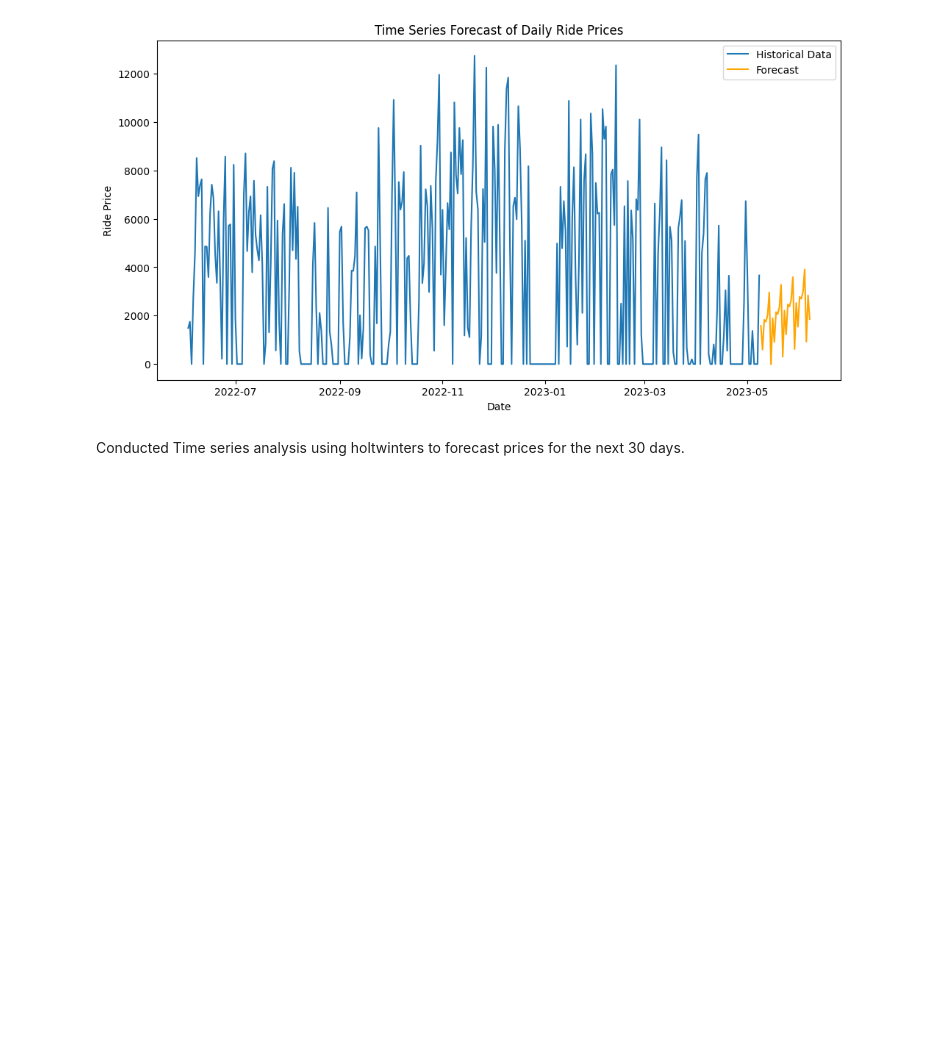
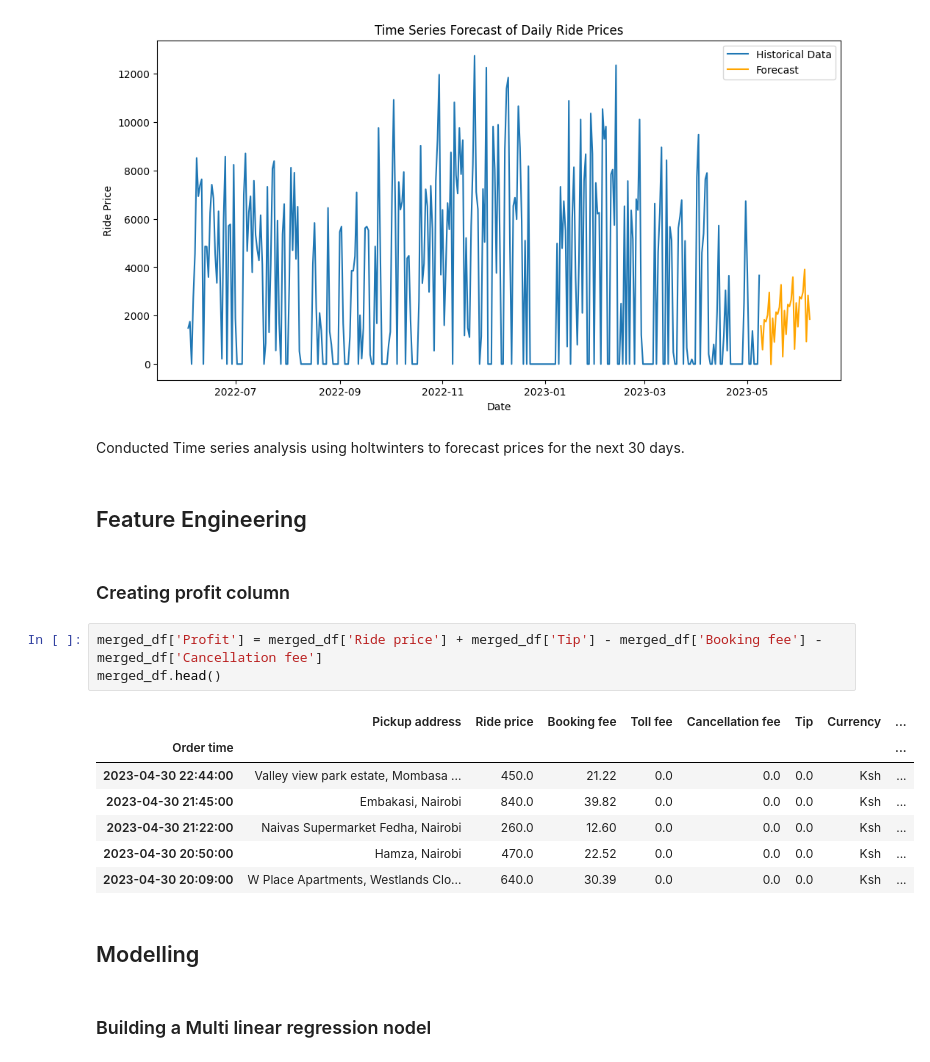
Before and after one commit to BrianNderu/Bolt-Analysis, a Jupyter notebook: Bolt_Analysis.ipynb, the cells around one changed output. Cells and saved outputs as stored; diff of their text form; blank space fills up the shorter version.

```diff
--- a/Bolt_Analysis.ipynb
+++ b/Bolt_Analysis.ipynb
@@ -161,3 +161,22 @@ plt.show()
 [figure]
 # %% [markdown]
 Conducted Time series analysis using holtwinters to forecast prices for the next 30 days.
+# %% [markdown]
+## Feature Engineering
+# %% [markdown]
+### Creating profit column
+# %%
+merged_df['Profit'] = merged_df['Ride price'] + merged_df['Tip'] - merged_df['Booking fee'] - merged_df['Cancellation fee']
+merged_df.head()
+# %% [output]
+|  | Pickup address | Ride price | Booking fee | Toll fee | Cancellation fee | Tip | Currency | ... |
+| Order time |  |  |  |  |  |  |  | ... |
+| 2023-04-30 22:44:00 | Valley view park estate, Mombasa ... | 450.0 | 21.22 | 0.0 | 0.0 | 0.0 | Ksh | ... |
+| 2023-04-30 21:45:00 | Embakasi, Nairobi | 840.0 | 39.82 | 0.0 | 0.0 | 0.0 | Ksh | ... |
+| 2023-04-30 21:22:00 | Naivas Supermarket Fedha, Nairobi | 260.0 | 12.60 | 0.0 | 0.0 | 0.0 | Ksh | ... |
+| 2023-04-30 20:50:00 | Hamza, Nairobi | 470.0 | 22.52 | 0.0 | 0.0 | 0.0 | Ksh | ... |
+| 2023-04-30 20:09:00 | W Place Apartments, Westlands Clo... | 640.0 | 30.39 | 0.0 | 0.0 | 0.0 | Ksh | ... |
+# %% [markdown]
+## Modelling
+# %% [markdown]
+### Building a Multi linear regression nodel
```
Also changed, not shown: parts of 2 cells of this notebook.
